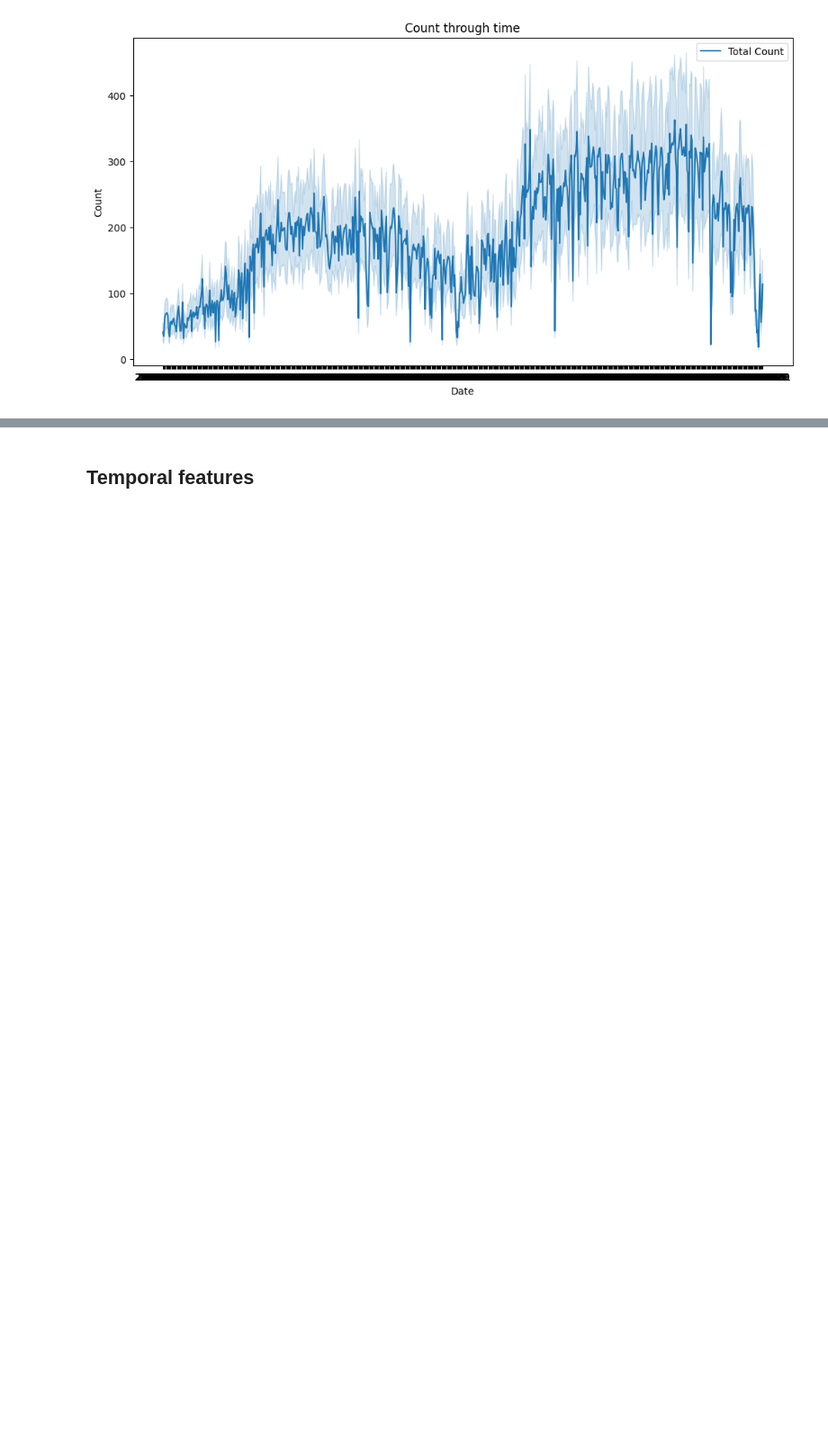
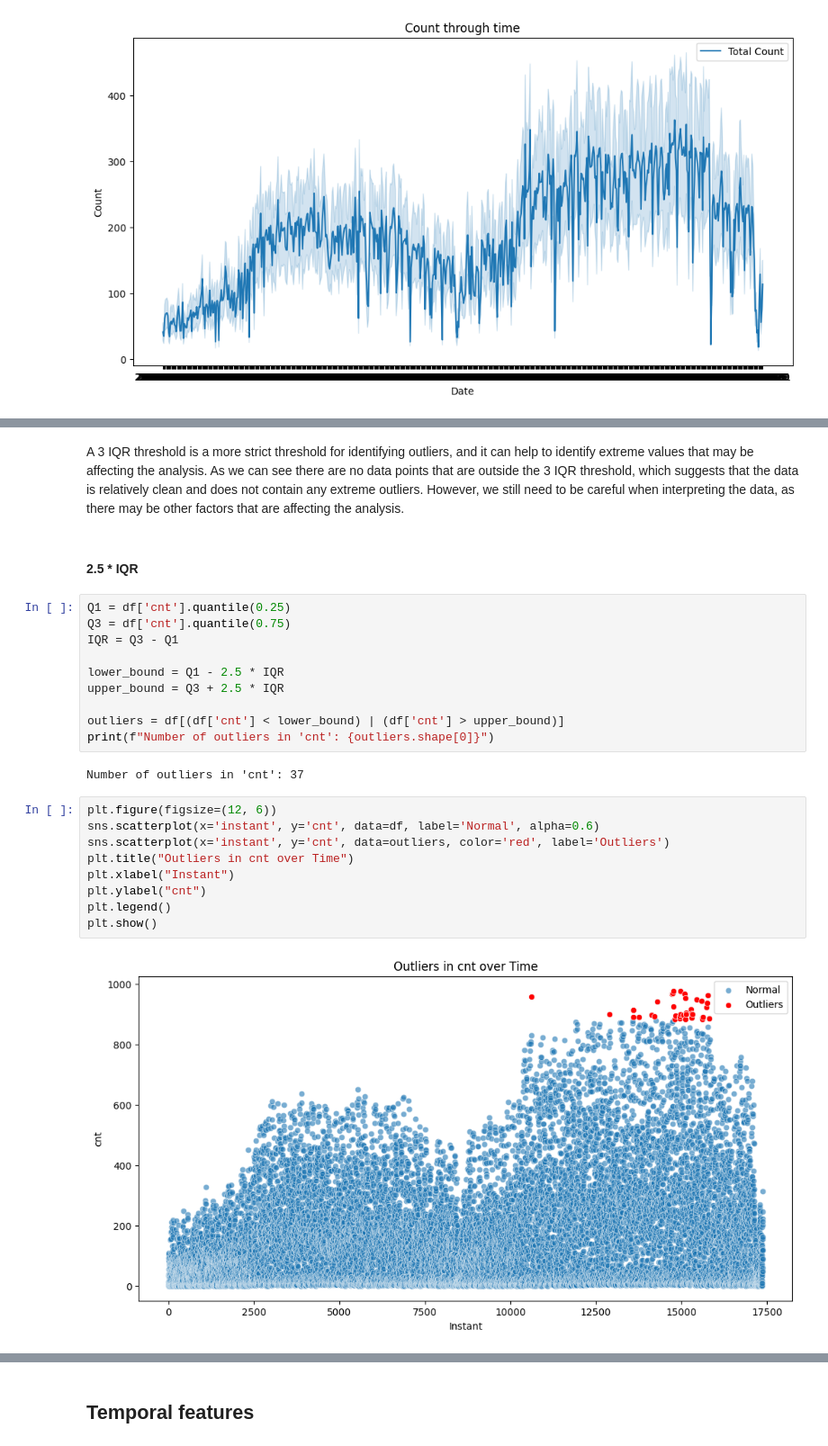
Before and after one commit to catebros/ML-fundamentals-2025, a Jupyter notebook: assignment_2_caterinamaria_barberoros[_barberoros].ipynb, the cells around one changed output, grey strips where cells are left out. Shown at 90% size. Saved outputs shown, nothing was run; the diff lists cells and outputs as text; blank space fills up the shorter version.

```diff
--- a/assignment_2_caterinamaria_barberoros[_barberoros].ipynb
+++ b/assignment_2_caterinamaria_barberoros[_barberoros].ipynb
@@ -161,0 +244,27 @@ plt.show()
+# %% [markdown]
+A 3 IQR threshold is a more strict threshold for identifying outliers, and it can help to identify extreme values that may be affecting the analysis. As we can see there are no data points that are outside the 3 IQR threshold, which suggests that the data is relatively clean and does not contain any extreme outliers. However, we still need to be careful when interpreting the data, as there may be other factors that are affecting the analysis.
+# %% [markdown]
+#### 2.5 * IQR
+# %%
+Q1 = df['cnt'].quantile(0.25)
+Q3 = df['cnt'].quantile(0.75)
+IQR = Q3 - Q1
+
+lower_bound = Q1 - 2.5 * IQR
+upper_bound = Q3 + 2.5 * IQR
+
+outliers = df[(df['cnt'] < lower_bound) | (df['cnt'] > upper_bound)]
+print(f"Number of outliers in 'cnt': {outliers.shape[0]}")
+# %% [output]
+Number of outliers in 'cnt': 37
+# %%
+plt.figure(figsize=(12, 6))
+sns.scatterplot(x='instant', y='cnt', data=df, label='Normal', alpha=0.6)
+sns.scatterplot(x='instant', y='cnt', data=outliers, color='red', label='Outliers')
+plt.title("Outliers in cnt over Time")
+plt.xlabel("Instant")
+plt.ylabel("cnt")
+plt.legend()
+plt.show()
+# %% [output]
+[figure, added]
```
Also changed, not shown: parts of 17 cells of this notebook.
